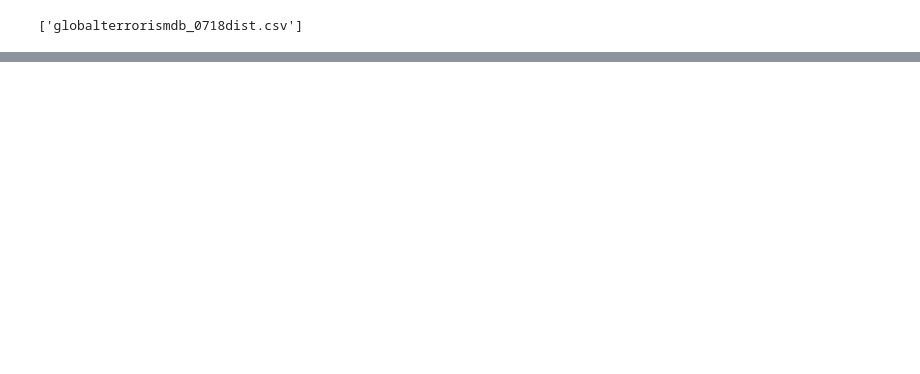
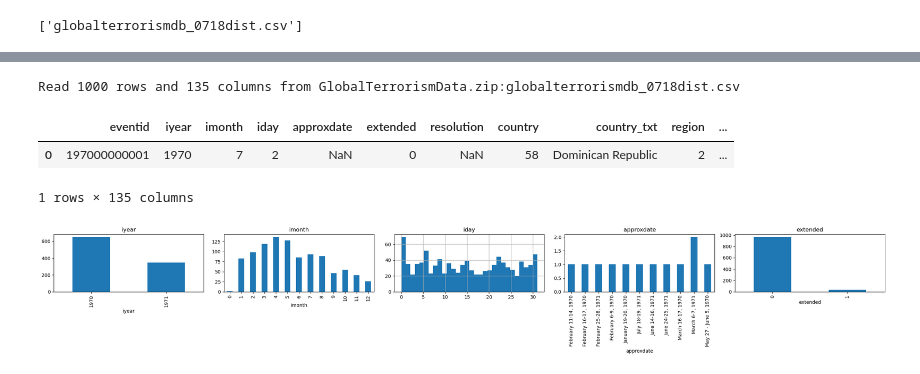
Before and after one commit to lmsobhani/GlobalTerrorism, a Jupyter notebook: TerrorSandbox.ipynb, the cells around one changed output, grey strips where cells are left out. Cells and saved outputs as stored; diff of their text form; code cells hidden in the pictures; blank space fills up the shorter version.

```diff
--- a/TerrorSandbox.ipynb
+++ b/TerrorSandbox.ipynb
@@ -85,0 +109,69 @@ def plotScatterMatrix(df, plotSize, textSize):
+# %%
+nRowsRead = 1000 # specify 'None' if want to read whole file
+# globalterrorismdb_0718dist.csv has 181691 rows in reality, but we are only loading/previewing the first 1000 rows
+csv_name = 'globalterrorismdb_0718dist.csv'
+
+if os.path.exists(csv_name):
+	# read CSV directly if present
+	df1 = pd.read_csv(csv_name, delimiter=',', nrows=nRowsRead, encoding='latin1')
+	source = csv_name
+elif os.path.exists(zip_path) and zipfile.is_zipfile(zip_path):
+	# try to read the CSV from the zip archive
+	with zipfile.ZipFile(zip_path) as z:
+		namelist = z.namelist()
+		# prefer exact match, otherwise pick the first CSV in the archive
+		member = next((n for n in namelist if n.endswith(csv_name)), None)
+		if member is None:
+			member = next((n for n in namelist if n.lower().endswith('.csv')), None)
+		if member is None:
+			raise FileNotFoundError(f"CSV file '{csv_name}' not found inside zip '{zip_path}'. Contents: {namelist}")
+		with z.open(member) as f:
+			df1 = pd.read_csv(f, delimiter=',', nrows=nRowsRead, encoding='latin1')
+	source = f"{zip_path}:{member}"
+else:
+	raise FileNotFoundError(f"Neither '{csv_name}' nor zip archive '{zip_path}' found.")
+
+df1.dataframeName = csv_name
+nRow, nCol = df1.shape
+print(f'Read {nRow} rows and {nCol} columns from {source}')
+# %% [output]
+Read 1000 rows and 135 columns from GlobalTerrorismData.zip:globalterrorismdb_0718dist.csv
+# %%
+df1.head(1)
+# %% [output]
+|  | eventid | iyear | imonth | iday | approxdate | extended | resolution | country | country_txt | region | ... |
+| 0 | 197000000001 | 1970 | 7 | 2 | NaN | 0 | NaN | 58 | Dominican Republic | 2 | ... |
+1 rows × 135 columns
+# %%
+import numpy as np
+import matplotlib.pyplot as plt
+
+def plotPerColumnDistribution(df, nGraphShown, nGraphPerRow):
+    nunique = df.nunique()
+    # Keep columns with between 2 and 49 unique values (1 is constant so skipped)
+    df = df[[col for col in df.columns if 1 < nunique[col] < 50]]
+
+    n_cols = min(nGraphShown, len(df.columns))
+    if n_cols == 0:
+        print("No columns satisfy the uniqueness criterion.")
+        return
+
+    n_rows = int(np.ceil(n_cols / nGraphPerRow))
+
+    plt.figure(figsize=(nGraphPerRow * 5, n_rows * 4))
+
+    for i, col in enumerate(df.columns[:n_cols], start=1):
+        plt.subplot(n_rows, nGraphPerRow, i)
+        # Simple rule: bar for few unique values, hist for many
+        if df[col].dtype == "object" or nunique[col] < 20:
+            df[col].value_counts().sort_index().plot(kind="bar")
+        else:
+            df[col].hist(bins=30)
+        plt.title(col)
+        plt.tight_layout()
+
+    plt.show()
+# %%
+plotPerColumnDistribution(df1, 5, 20)
+# %% [output]
+[figure, added]
```
Also changed, not shown: parts of 3 cells of this notebook.
